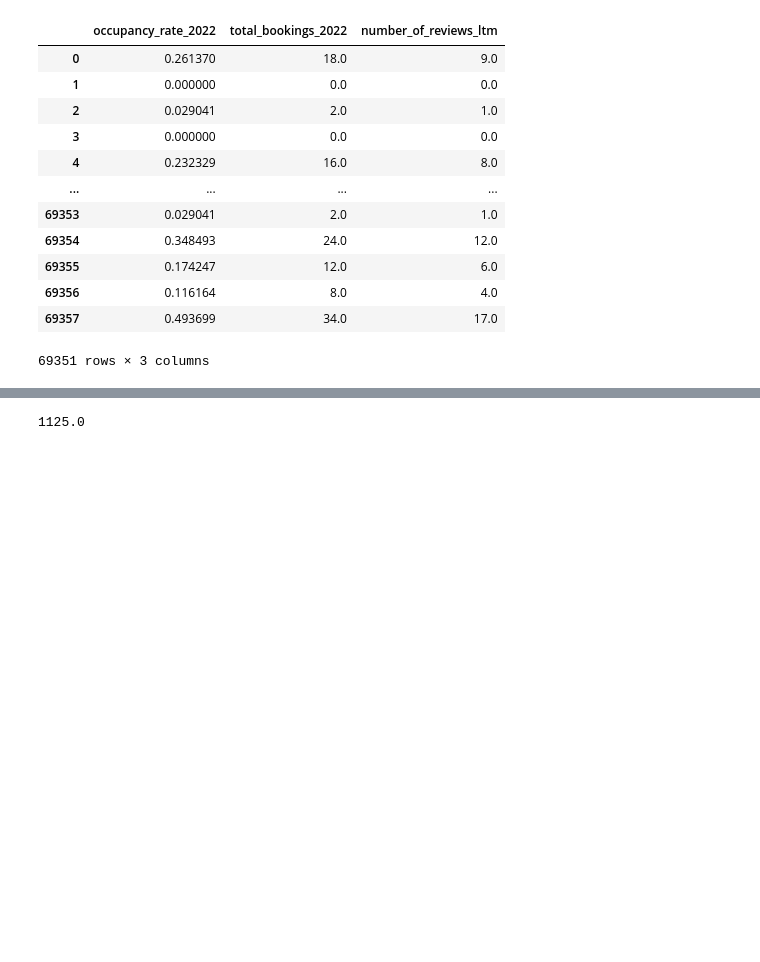
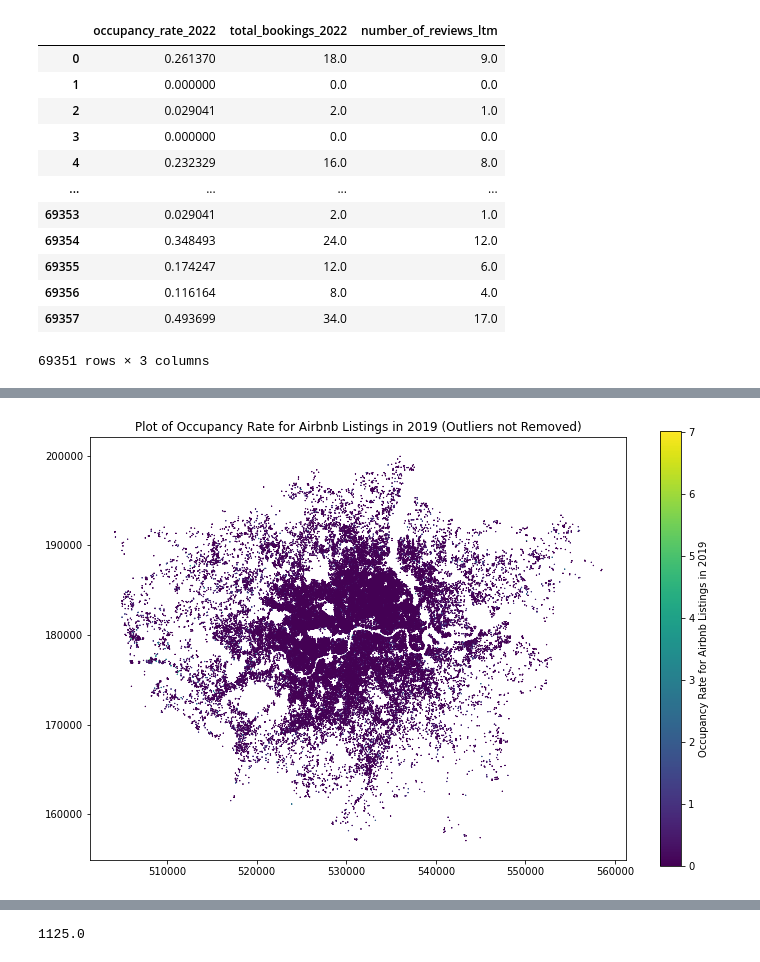
Before and after one commit to JinJiang22/fsds_GroupWork, a Jupyter notebook: Reproducible Analysis.ipynb, the cells around one changed output, grey strips where cells are left out. Cells and saved outputs as stored; diff of their text form; code cells hidden in the pictures; blank space fills up the shorter version.

```diff
--- a/Reproducible Analysis.ipynb
+++ b/Reproducible Analysis.ipynb
@@ -537,3 +589,3 @@ df2[['occupancy_rate_2019','total_bookings_2019','number_of_reviews']]
 # %%
-gdf_Airbnb2022 = gpd.GeoDataFrame(df1,
-      geometry=gpd.points_from_xy(df1.longitude, df1.latitude, crs='epsg:4326'))
+gdf_Airbnb2019 = gpd.GeoDataFrame(df2,
+      geometry=gpd.points_from_xy(df2.longitude, df2.latitude, crs='epsg:4326'))
@@ -539,0 +616,7 @@ gdf_Airbnb2022 = gpd.GeoDataFrame(df1,
+# %%
+ax = gdf_Airbnb2019.plot(figsize=(12,8), marker='*', markersize=0.25,
+         column='occupancy_rate_2019', cmap='viridis',
+         legend=True, legend_kwds={"label": "Occupancy Rate for Airbnb Listings in 2019"});  #legend_kwds: legend keywords
+ax.set_title("Plot of Occupancy Rate for Airbnb Listings in 2019 (Outliers not Removed)");
+# %% [output]
+[figure, added]
```
Also changed, not shown: parts of 33 cells of this notebook, 1 other file.
